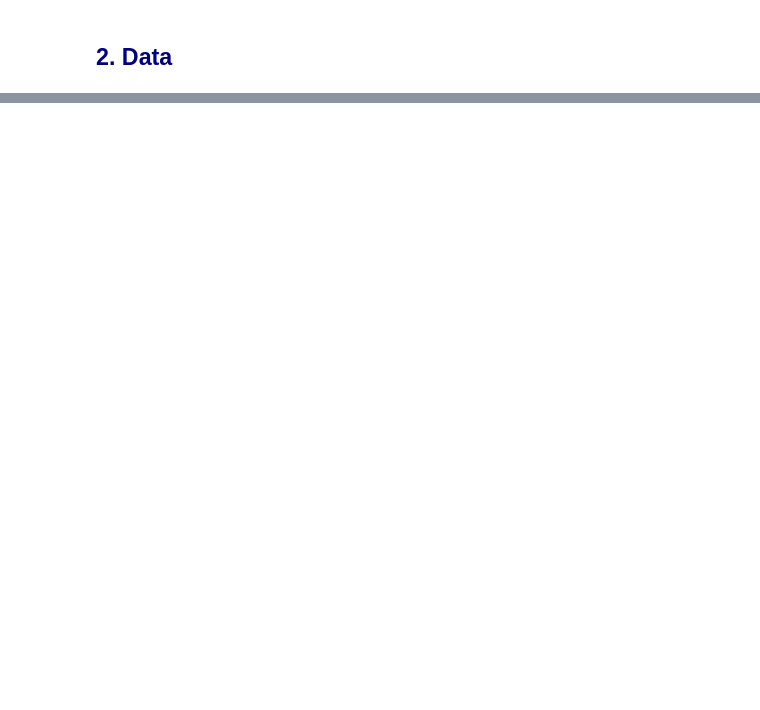
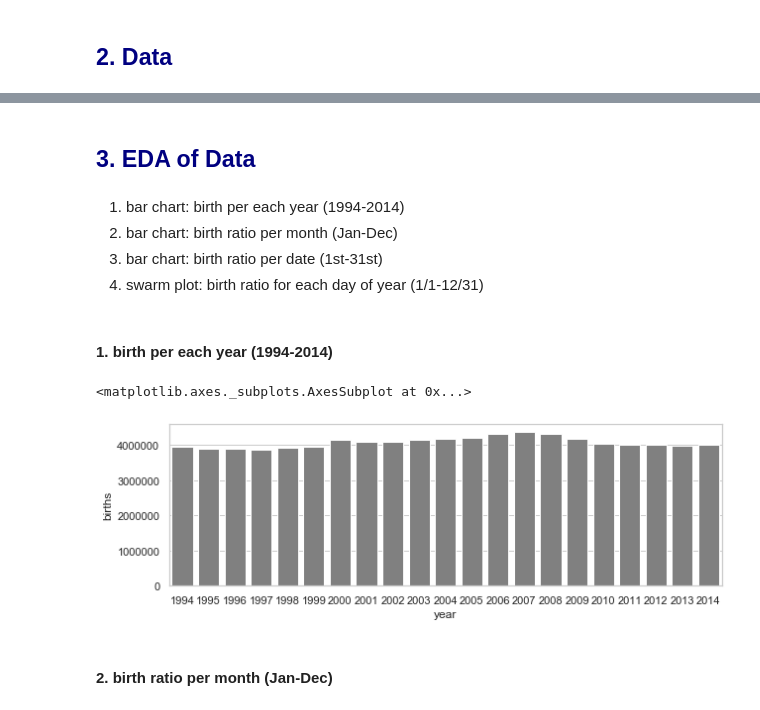
Before and after one commit to cltwlltd/Birth_Date_Prediction_by_State, a Jupyter notebook: Project2 Machine Learning Application.ipynb, the cells around one changed output, grey strips where cells are left out. Cells and saved outputs as stored; diff of their text form; code cells hidden in the pictures; blank space fills up the shorter version.

```diff
--- a/Project2 Machine Learning Application.ipynb
+++ b/Project2 Machine Learning Application.ipynb
@@ -30,0 +99,5 @@ I will use linear regression with lasso and ridge method. The reason being I do
+# %%
+df1 = pd.read_csv("USbir1.csv")
+df2 = pd.read_csv("USbir2.csv")
+
+df1.head()
@@ -30,0 +144,2 @@ I will use linear regression with lasso and ridge method. The reason being I do
+# %%
+df3 = df1[df1['year'] < 2000]
@@ -30,0 +156,4 @@ I will use linear regression with lasso and ridge method. The reason being I do
+# %%
+df4 = pd.concat([df3,df2], axis=0).reset_index(drop=True)
+df7 = df4.groupby(['year']).agg({'births': lambda x: x.sum()}).reset_index()
+df7
@@ -30,0 +320,17 @@ I will use linear regression with lasso and ridge method. The reason being I do
+# %% [markdown]
+## <font color=navy> 3. EDA of Data
+# %% [markdown]
+1. bar chart: birth per each year (1994-2014)
+1. bar chart: birth ratio per month (Jan-Dec)
+2. bar chart: birth ratio per date (1st-31st)
+3. swarm plot: birth ratio for each day of year (1/1-12/31)
+# %% [markdown]
+#### 1. birth per each year (1994-2014)
+# %%
+plt.rcParams["figure.figsize"] = (10,3)
+sns.barplot(x='year', y='births',data=df7, color='grey')
+# %% [output]
+<matplotlib.axes._subplots.AxesSubplot at 0x...>
+[figure, added]
+# %% [markdown]
+#### 2. birth ratio per month (Jan-Dec)
```
Also changed, not shown: parts of 89 cells of this notebook, 3 other files.
